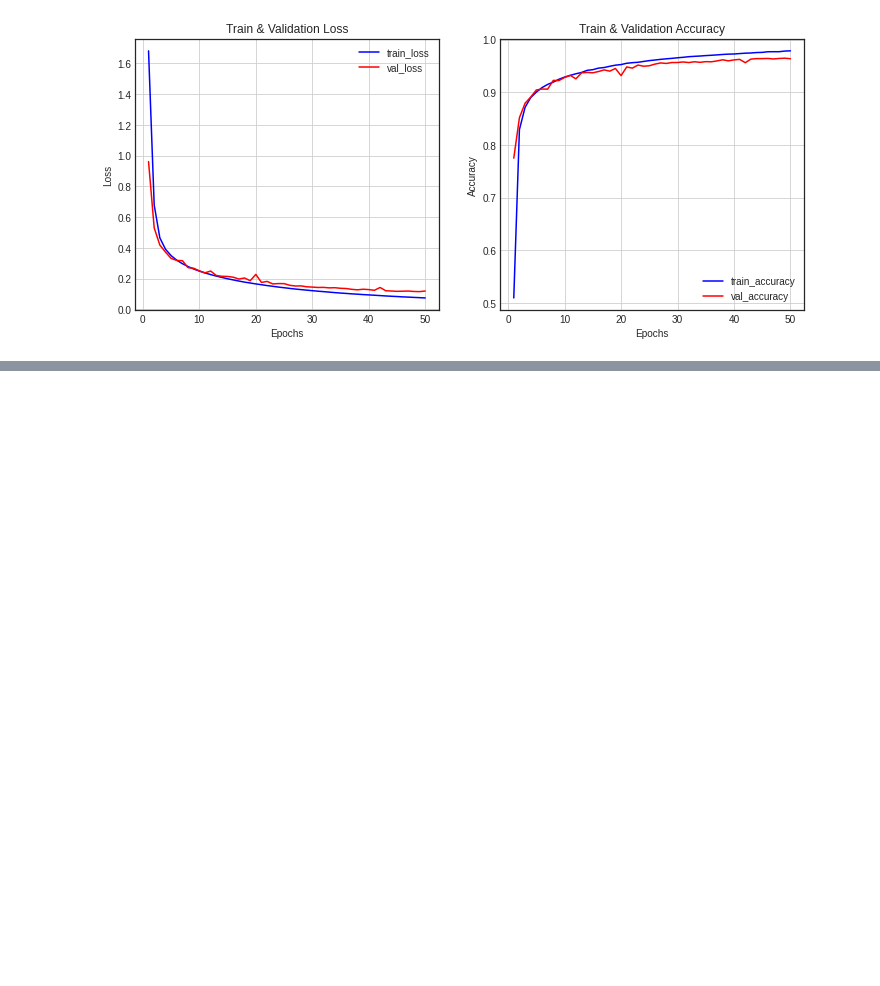
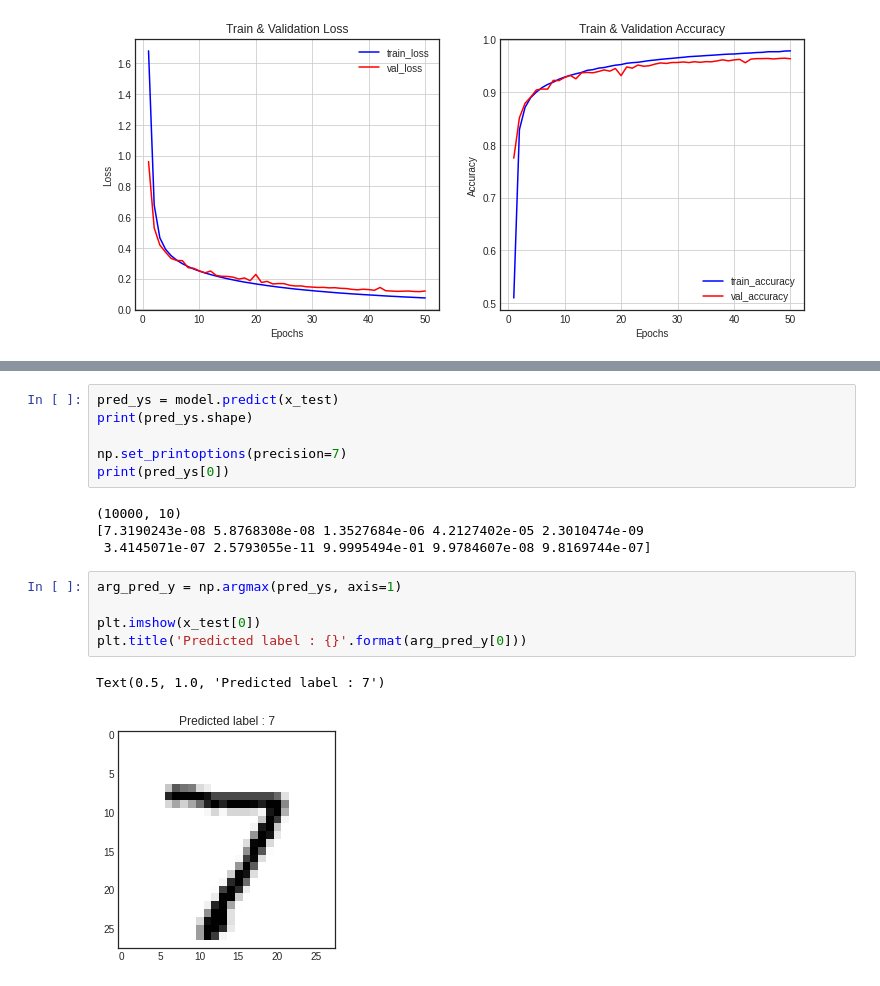
Before and after one commit to SeunghyeChae/tmdhey, a Jupyter notebook: deeplearning_basic_2.ipynb, the cells around one changed output, grey strips where cells are left out. Drawn from its saved outputs; the diff is of its cells as text; blank space fills up the shorter version.

```diff
--- a/deeplearning_basic_2.ipynb
+++ b/deeplearning_basic_2.ipynb
@@ -173,0 +181,18 @@ ax2.legend()
+# %%
+pred_ys = model.predict(x_test)
+print(pred_ys.shape)
+
+np.set_printoptions(precision=7)
+print(pred_ys[0])
+# %% [output]
+(10000, 10)
+[7.3190243e-08 5.8768308e-08 1.3527684e-06 4.2127402e-05 2.3010474e-09
+ 3.4145071e-07 2.5793055e-11 9.9995494e-01 9.9784607e-08 9.8169744e-07]
+# %%
+arg_pred_y = np.argmax(pred_ys, axis=1)
+
+plt.imshow(x_test[0])
+plt.title('Predicted label : {}'.format(arg_pred_y[0]))
+# %% [output]
+Text(0.5, 1.0, 'Predicted label : 7')
+[figure, added]
```
Also changed, not shown: parts of 19 cells of this notebook.
